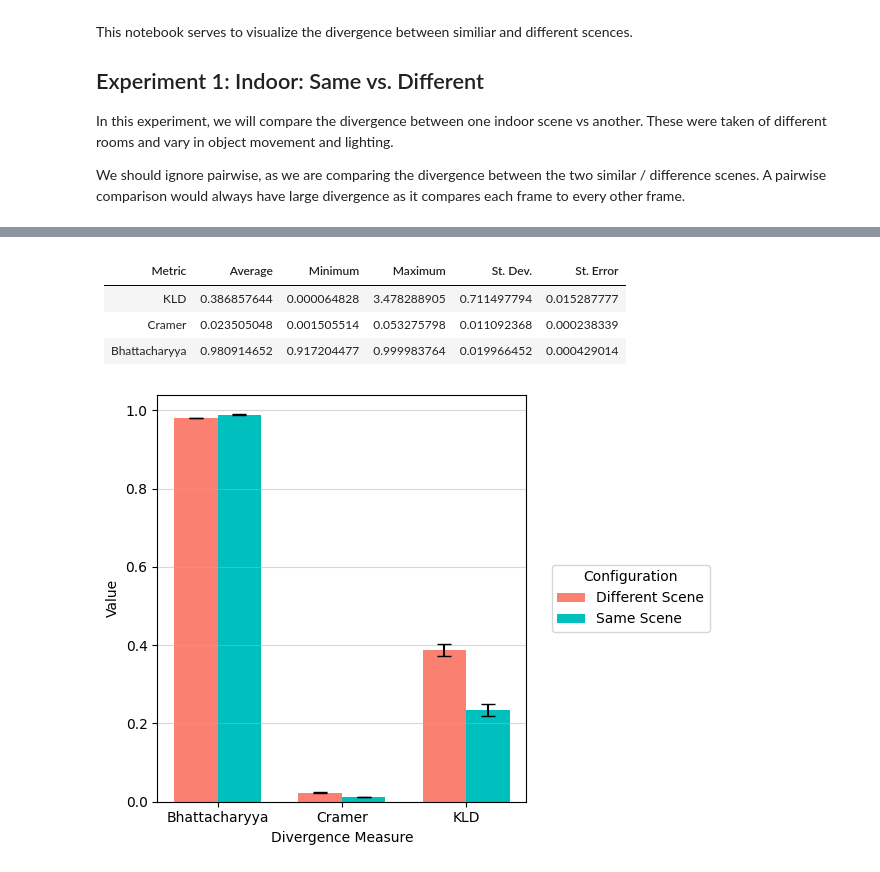
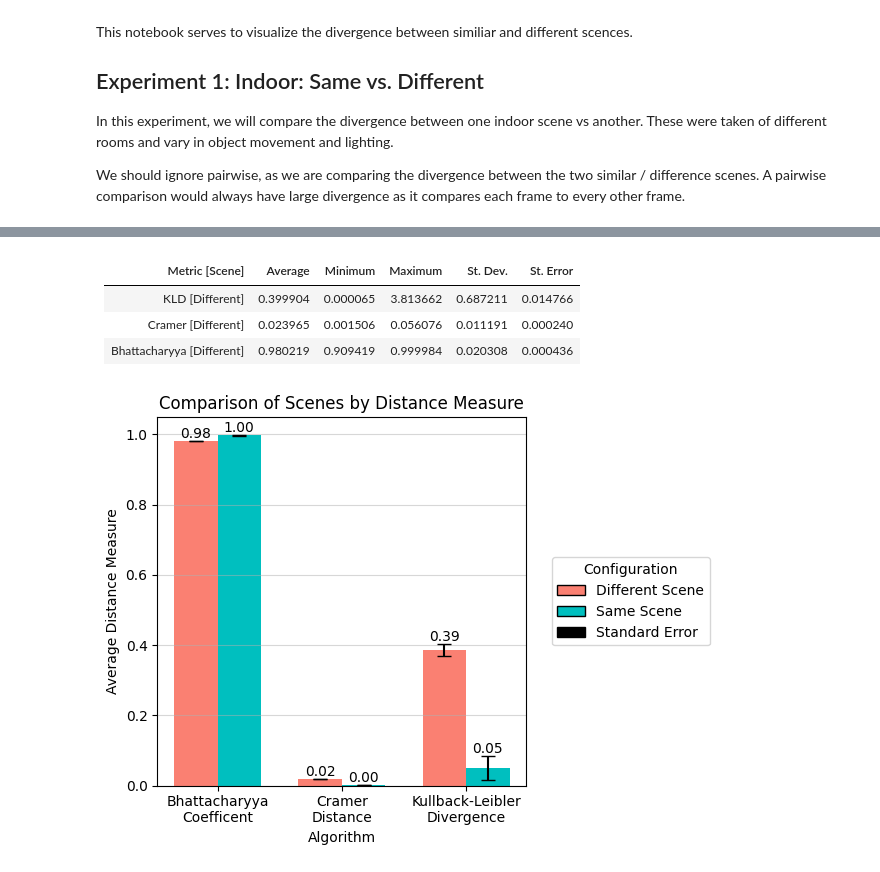
Before and after one commit to jeffmur/fhe-video-similarity, a Jupyter notebook: results/Score_Divergence.ipynb, the cells around one changed output, grey strips where cells are left out. Drawn from its saved outputs; the diff is of its cells as text; code cells hidden in the pictures.

Commit message:
Better graphics

```diff
--- a/results/Score_Divergence.ipynb
+++ b/results/Score_Divergence.ipynb
@@ -38,49 +39,73 @@ Bhattacharyya | 0.980024903 | 0.925635123 | 0.999997257 | 0.026790111 | 0.000997
 # %%
-different = TrainSimilarityScores(f'2_fov/3_compare_1_2/train_similarity_scores/*.csv')
-different.summary_table()
+# Exhaustive comparison, not used in
+different = TrainSimilarityScores(f'2_fov/3_compare_1_2/flex_train_similarity_scores/*.csv')
+different.summary_table(include_same=False)
 # %% [output]
-Metric | Average | Minimum | Maximum | St. Dev. | St. Error
+Metric [Scene] | Average | Minimum | Maximum | St. Dev. | St. Error
 ---|---|---|---|---|---
-KLD | 0.386857644 | 0.000064828 | 3.478288905 | 0.711497794 | 0.015287777
-Cramer | 0.023505048 | 0.001505514 | 0.053275798 | 0.011092368 | 0.000238339
-Bhattacharyya | 0.980914652 | 0.917204477 | 0.999983764 | 0.019966452 | 0.000429014
+KLD [Different] | 0.399904 | 0.000065 | 3.813662 | 0.687211 | 0.014766
+Cramer [Different] | 0.023965 | 0.001506 | 0.056076 | 0.011191 | 0.000240
+Bhattacharyya [Different] | 0.980219 | 0.909419 | 0.999984 | 0.020308 | 0.000436
 # %%
 import matplotlib.pyplot as plt
+from matplotlib.patches import FancyBboxPatch
+from matplotlib.lines import Line2D
 import pandas as pd
 import numpy as np
 
-# Sample data (replace with your actual data)
+scenes = TrainSimilarityScores(f'2_fov/*/flex_train_similarity_scores/*.csv')
+same, different = scenes.scene_metrics().values()
+
+same_avg_kld, same_avg_cramer, same_avg_bhattacharyya = same['average'].values()
+same_se_kld, same_se_cramer, same_se_bhattacharyya = same['standard_error'].values()
+diff_avg_kld, diff_avg_cramer, diff_avg_bhattacharyya = different['average'].values()
+diff_se_kld, diff_se_cramer, diff_se_bhattacharyya = different['standard_error'].values()
+
 data = {
-    'Divergence Measure': ['Bhattacharyya', 'Cramer', 'KLD'],
-    'Different Scene': [0.980914652, 0.023505048, 0.386857644],
-    'Same Scene': [0.989073394, 0.012941241, 0.233882120],
-    'Different Scene Error': [0.000429014, 0.000238339, 0.015287777],
-    'Same Scene Error': [0.000461172, 0.000297659, 0.014817100]
+    'Algorithm': ['Bhattacharyya\nCoefficent', 'Cramer\nDistance', 'Kullback-Leibler\nDivergence'],
+    'Different Scene': [diff_avg_bhattacharyya, diff_avg_cramer, diff_avg_kld],
+    'Same Scene': [same_avg_bhattacharyya, same_avg_cramer, same_avg_kld],
+    'Different Scene Error': [diff_se_bhattacharyya, diff_se_cramer, diff_se_kld],
+    'Same Scene Error': [same_se_bhattacharyya, same_se_cramer, same_se_kld]
 }
 df = pd.DataFrame(data)
 
 # Set up the plot
 fig, ax = plt.subplots()
 width = 0.35  # Width of the bars
-x = np.arange(len(df['Divergence Measure']))
+x = np.arange(len(df['Algorithm']))
 
 # Plot bars with error bars
-bars1 = ax.bar(x - width/2, df['Different Scene'], width, label='Different Scene', color='salmon', yerr=df['Different Scene Error'], capsize=5)
-bars2 = ax.bar(x + width/2, df['Same Scene'], width, label='Same Scene', color='c', yerr=df['Same Scene Error'], capsize=5)
+bars_diff = ax.bar(x - width/2, df['Different Scene'], width, label='Different Scene', color='salmon', yerr=df['Different Scene Error'], capsize=5)
+bars_same = ax.bar(x + width/2, df['Same Scene'], width, label='Same Scene', color='c', yerr=df['Same Scene Error'], capsize=5)
 # bars3
 
 # Set labels, title, and legend
-ax.set_xlabel('Divergence Measure')
-ax.set_ylabel('Value')
+ax.set_xlabel('Algorithm')
+ax.set_ylabel('Average Distance Measure')
 ax.set_xticks(x)
-ax.set_xticklabels(df['Divergence Measure'])
-ax.legend(title='Configuration', bbox_to_anchor=(1.05, 0.5), loc='center left')
+ax.set_xticklabels(df['Algorithm'])
+ax.set_title('Comparison of Scenes by Distance Measure')
+
+# Customize legend to have black border around legend patches
+legend_handles = [
+    FancyBboxPatch((0, 0), 1, 1, boxstyle="square,pad=0.1", edgecolor="black", facecolor='salmon'),
+    FancyBboxPatch((0, 0), 1, 1, boxstyle="square,pad=0.1", edgecolor="black", facecolor='c'),
+    Line2D([0], [0], color='black', lw=1.5, label='Standard Error')  # Horizontal line for standard error
+]
+ax.legend(legend_handles, ['Different Scene', 'Same Scene', 'Standard Error'], title='Configuration',
+          bbox_to_anchor=(1.05, 0.5), loc='center left')
+# ax.legend(title='Configuration', bbox_to_anchor=(1.05, 0.5), loc='center left')
+
+# Adding labels on top of each bar
+ax.bar_label(bars_diff, fmt='%.2f')
+ax.bar_label(bars_same, fmt='%.2f')
 
 # Add gridlines
 plt.grid(True, axis='y', alpha=0.5)
 
 # Show the plot
 plt.tight_layout()
 plt.show()
 # %% [output]
-[figure, old version]
+[figure, new version]
```
Also changed, not shown: parts of 2 cells of this notebook, 3 other files.
